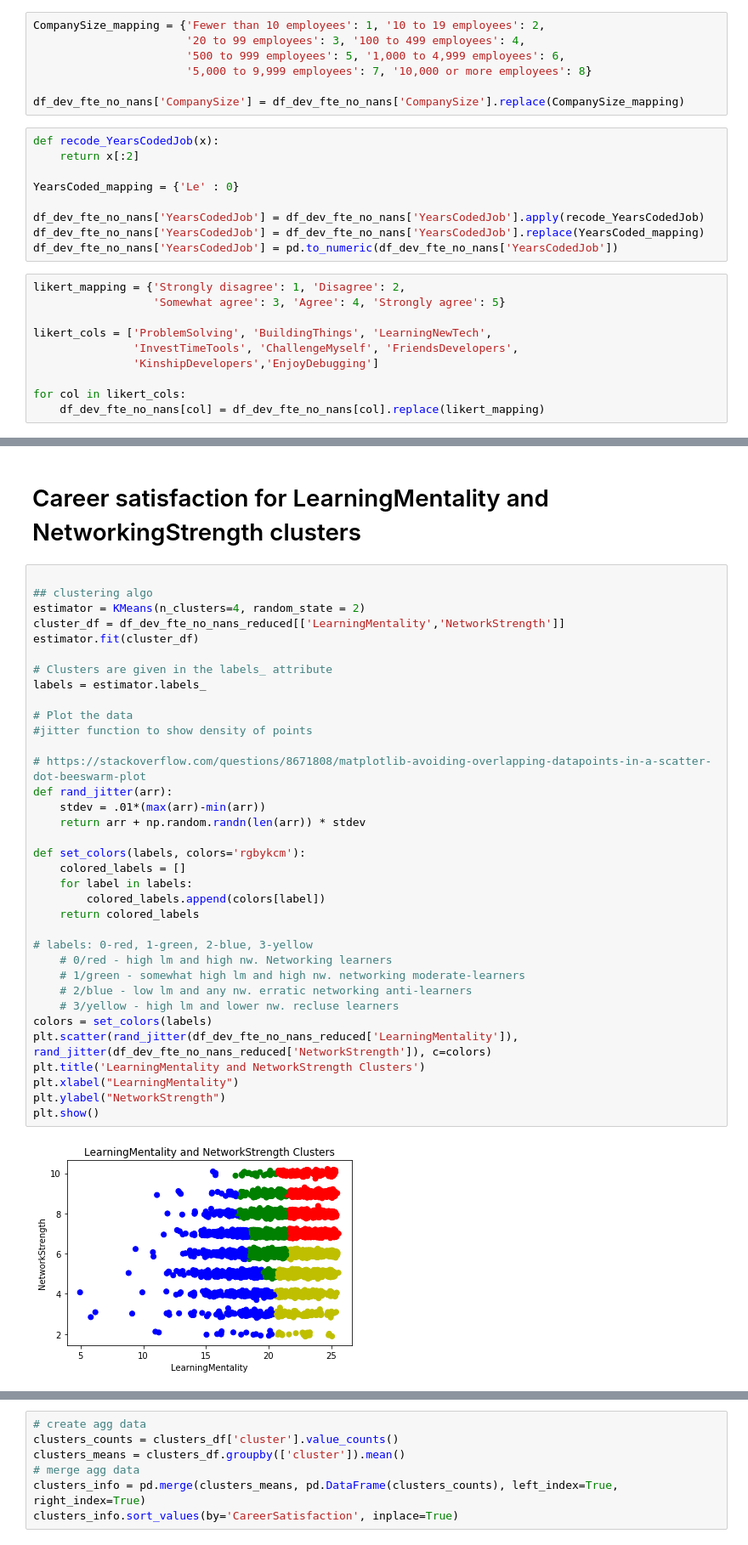
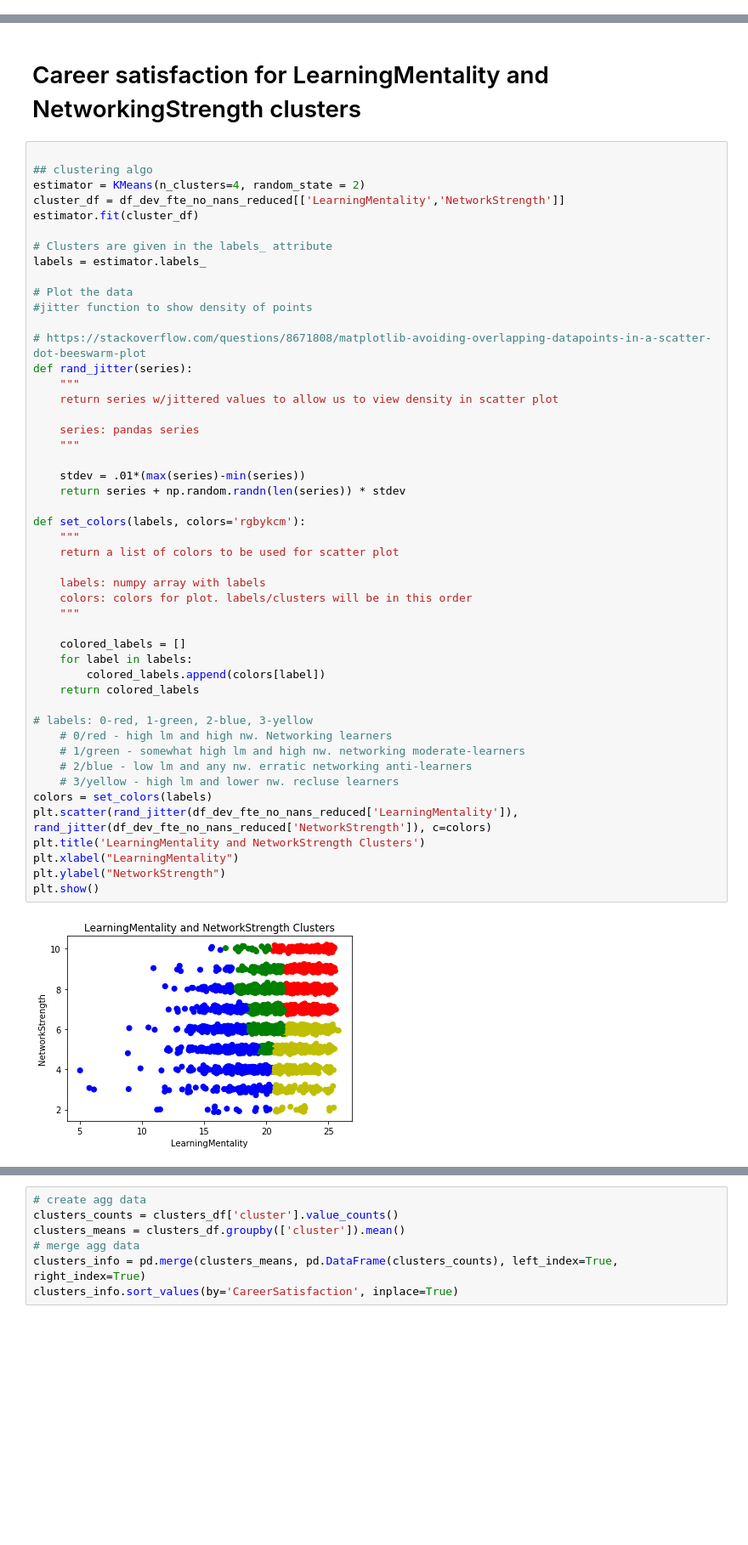
Before and after one commit to ncnakamine/stack_overflow, a Jupyter notebook: Learning_or_Networking.ipynb, the cells around one changed output, grey strips where cells are left out. Shown at 85% size. Saved outputs shown, nothing was run; the diff lists cells and outputs as text; blank space fills up the shorter version.

```diff
--- a/Learning_or_Networking.ipynb
+++ b/Learning_or_Networking.ipynb
@@ -93,26 +266,0 @@ df_dev_fte_no_nans.rename(columns={'Country':'US'}, inplace=True)
-# %%
-CompanySize_mapping = {'Fewer than 10 employees': 1, '10 to 19 employees': 2,
-                       '20 to 99 employees': 3, '100 to 499 employees': 4,
-                       '500 to 999 employees': 5, '1,000 to 4,999 employees': 6,
-                       '5,000 to 9,999 employees': 7, '10,000 or more employees': 8}
-
-df_dev_fte_no_nans['CompanySize'] = df_dev_fte_no_nans['CompanySize'].replace(CompanySize_mapping)
-# %%
-def recode_YearsCodedJob(x):
-    return x[:2]
-
-YearsCoded_mapping = {'Le' : 0}
-
-df_dev_fte_no_nans['YearsCodedJob'] = df_dev_fte_no_nans['YearsCodedJob'].apply(recode_YearsCodedJob)
-df_dev_fte_no_nans['YearsCodedJob'] = df_dev_fte_no_nans['YearsCodedJob'].replace(YearsCoded_mapping)
-df_dev_fte_no_nans['YearsCodedJob'] = pd.to_numeric(df_dev_fte_no_nans['YearsCodedJob'])
-# %%
-likert_mapping = {'Strongly disagree': 1, 'Disagree': 2,
-                  'Somewhat agree': 3, 'Agree': 4, 'Strongly agree': 5}
-
-likert_cols = ['ProblemSolving', 'BuildingThings', 'LearningNewTech',
-               'InvestTimeTools', 'ChallengeMyself', 'FriendsDevelopers',
-               'KinshipDevelopers','EnjoyDebugging']
-
-for col in likert_cols:
-    df_dev_fte_no_nans[col] = df_dev_fte_no_nans[col].replace(likert_mapping)
@@ -403,37 +584,50 @@ Let's see what we can learn from creating LearningMentality and NetworkingStreng
 estimator = KMeans(n_clusters=4, random_state = 2)
 cluster_df = df_dev_fte_no_nans_reduced[['LearningMentality','NetworkStrength']]
 estimator.fit(cluster_df)
 
 # Clusters are given in the labels_ attribute
 labels = estimator.labels_
 
 # Plot the data
 #jitter function to show density of points
 
 # https://stackoverflow.com/questions/8671808/matplotlib-avoiding-overlapping-datapoints-in-a-scatter-dot-beeswarm-plot
-def rand_jitter(arr):
-    stdev = .01*(max(arr)-min(arr))
-    return arr + np.random.randn(len(arr)) * stdev
+def rand_jitter(series):
+    """
+    return series w/jittered values to allow us to view density in scatter plot
+
+    series: pandas series
+    """
+
+    stdev = .01*(max(series)-min(series))
+    return series + np.random.randn(len(series)) * stdev
 
 def set_colors(labels, colors='rgbykcm'):
+    """
+    return a list of colors to be used for scatter plot
+
+    labels: numpy array with labels
+    colors: colors for plot. labels/clusters will be in this order
+    """
+
     colored_labels = []
     for label in labels:
         colored_labels.append(colors[label])
     return colored_labels
 
 # labels: 0-red, 1-green, 2-blue, 3-yellow
     # 0/red - high lm and high nw. Networking learners
     # 1/green - somewhat high lm and high nw. networking moderate-learners
     # 2/blue - low lm and any nw. erratic networking anti-learners
     # 3/yellow - high lm and lower nw. recluse learners
 colors = set_colors(labels)
 plt.scatter(rand_jitter(df_dev_fte_no_nans_reduced['LearningMentality']), rand_jitter(df_dev_fte_no_nans_reduced['NetworkStrength']), c=colors)
 plt.title('LearningMentality and NetworkStrength Clusters')
 plt.xlabel("LearningMentality")
 plt.ylabel("NetworkStrength")
 plt.show()
 # %% [output]
-[figure, old version]
+[figure, new version]
 # %%
 # labels _df
 labels_df = pd.DataFrame({"labels":labels, "index":cluster_df.index.tolist()})
```
Also changed, not shown: parts of 40 cells of this notebook.
